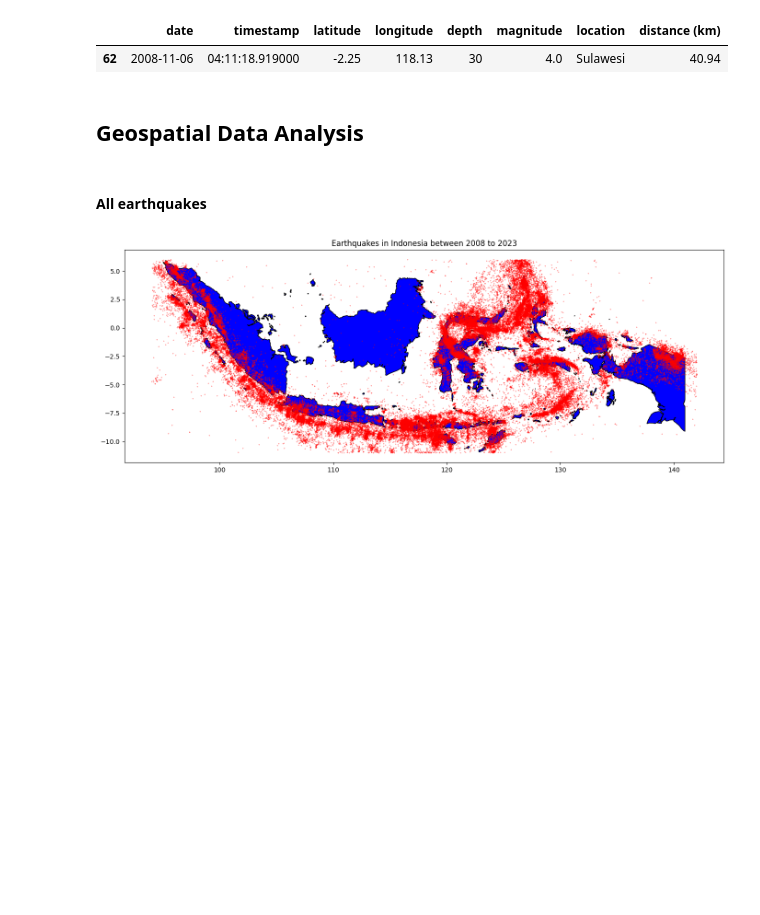
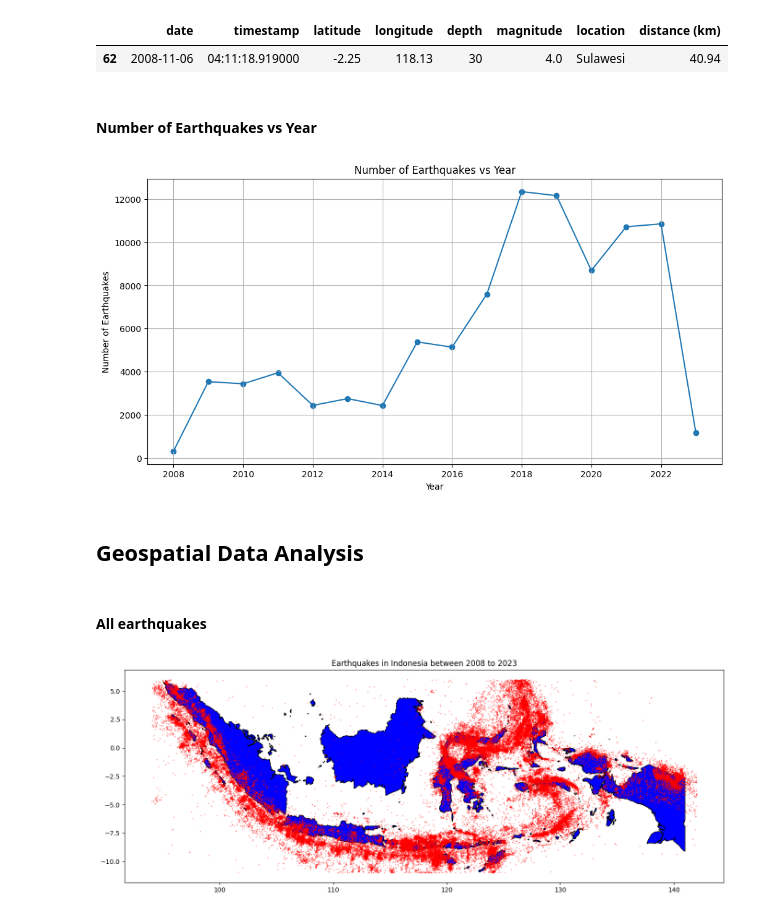
Before and after one commit to wrjodjana/indonesian-earthquakes, a Jupyter notebook: eda.ipynb, the cells around one changed output. Drawn from its saved outputs; the diff is of its cells as text; code cells hidden in the pictures; blank space fills up the shorter version.

Commit message:
added number of earthquakes vs year

```diff
--- a/eda.ipynb
+++ b/eda.ipynb
@@ -156,6 +157,22 @@ df_dist_sm
 # %% [output]
 |  | date | timestamp | latitude | longitude | depth | magnitude | location | distance (km) |
 | 62 | 2008-11-06 | 04:11:18.919000 | -2.25 | 118.13 | 30 | 4.0 | Sulawesi | 40.94 |
+# %% [markdown]
+#### Number of Earthquakes vs Year
+# %%
+df_year = df
+df_year["year"] = pd.DatetimeIndex(df_year["date"]).year
+yearly_counts = df_year.groupby("year").size().reset_index(name="count")
+
+fig, ax = plt.subplots(figsize=(12,6))
+plt.scatter(yearly_counts.year, yearly_counts["count"])
+plt.plot(yearly_counts.year, yearly_counts["count"], linestyle="-")
+plt.title("Number of Earthquakes vs Year")
+plt.xlabel("Year")
+plt.ylabel("Number of Earthquakes")
+plt.show()
+# %% [output]
+[figure, added]
 # %% [markdown]
 ## Geospatial Data Analysis
 # %%
```
Also changed, not shown: parts of 2 cells of this notebook.
